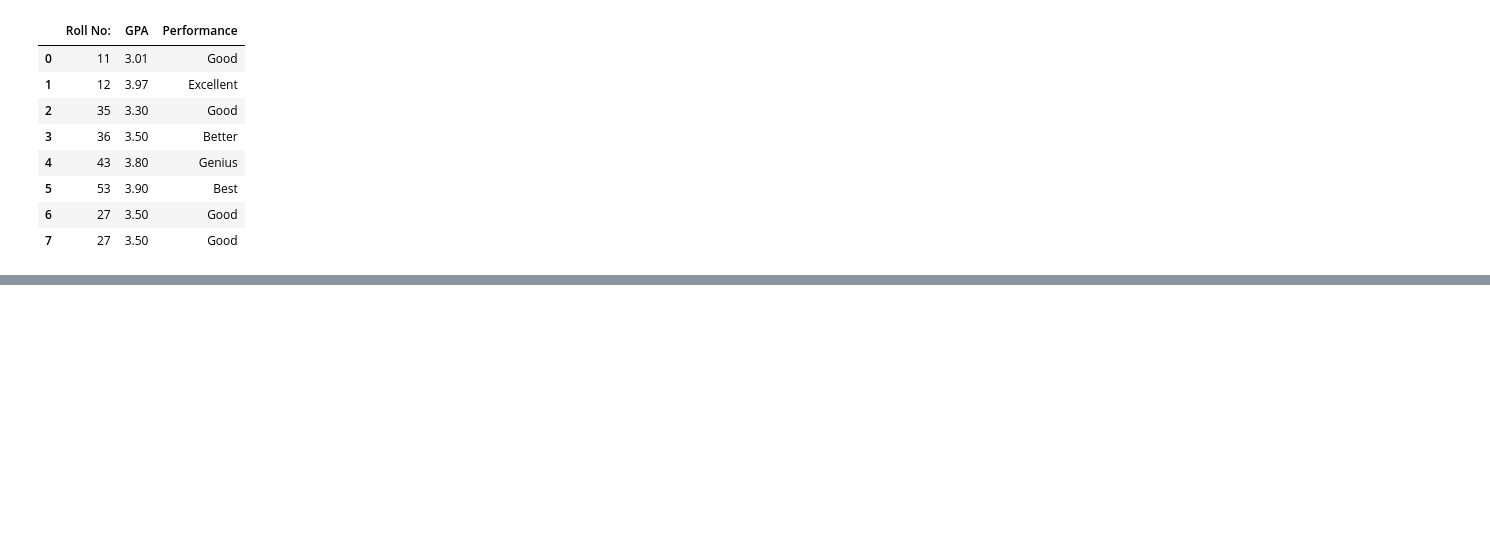
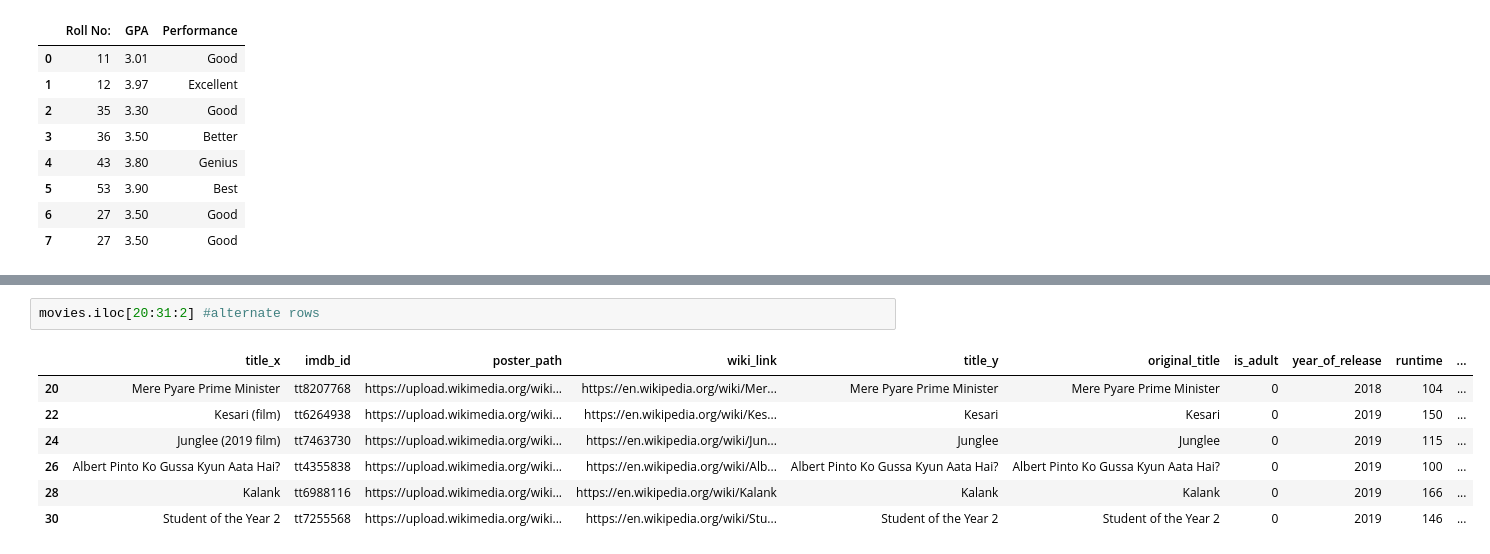
Before and after one commit to iAleeRaza/Pandas, a Jupyter notebook: pandas_dataframe.ipynb, the cells around one changed output, grey strips where cells are left out. Cells and saved outputs as stored; diff of their text form; blank space fills up the shorter version.

```diff
--- a/pandas_dataframe.ipynb
+++ b/pandas_dataframe.ipynb
@@ -409,0 +525,10 @@ students
+# %%
+movies.iloc[20:31:2] #alternate rows
+# %% [output]
+|  | title_x | imdb_id | poster_path | wiki_link | title_y | original_title | is_adult | year_of_release | runtime | ... |
+| 20 | Mere Pyare Prime Minister | tt8207768 | https://upload.wikimedia.org/wiki... | https://en.wikipedia.org/wiki/Mer... | Mere Pyare Prime Minister | Mere Pyare Prime Minister | 0 | 2018 | 104 | ... |
+| 22 | Kesari (film) | tt6264938 | https://upload.wikimedia.org/wiki... | https://en.wikipedia.org/wiki/Kes... | Kesari | Kesari | 0 | 2019 | 150 | ... |
+| 24 | Junglee (2019 film) | tt7463730 | https://upload.wikimedia.org/wiki... | https://en.wikipedia.org/wiki/Jun... | Junglee | Junglee | 0 | 2019 | 115 | ... |
+| 26 | Albert Pinto Ko Gussa Kyun Aata Hai? | tt4355838 | https://upload.wikimedia.org/wiki... | https://en.wikipedia.org/wiki/Alb... | Albert Pinto Ko Gussa Kyun Aata Hai? | Albert Pinto Ko Gussa Kyun Aata Hai? | 0 | 2019 | 100 | ... |
+| 28 | Kalank | tt6988116 | https://upload.wikimedia.org/wiki... | https://en.wikipedia.org/wiki/Kalank | Kalank | Kalank | 0 | 2019 | 166 | ... |
+| 30 | Student of the Year 2 | tt7255568 | https://upload.wikimedia.org/wiki... | https://en.wikipedia.org/wiki/Stu... | Student of the Year 2 | Student of the Year 2 | 0 | 2019 | 146 | ... |
```
Also changed, not shown: parts of 20 cells of this notebook.
